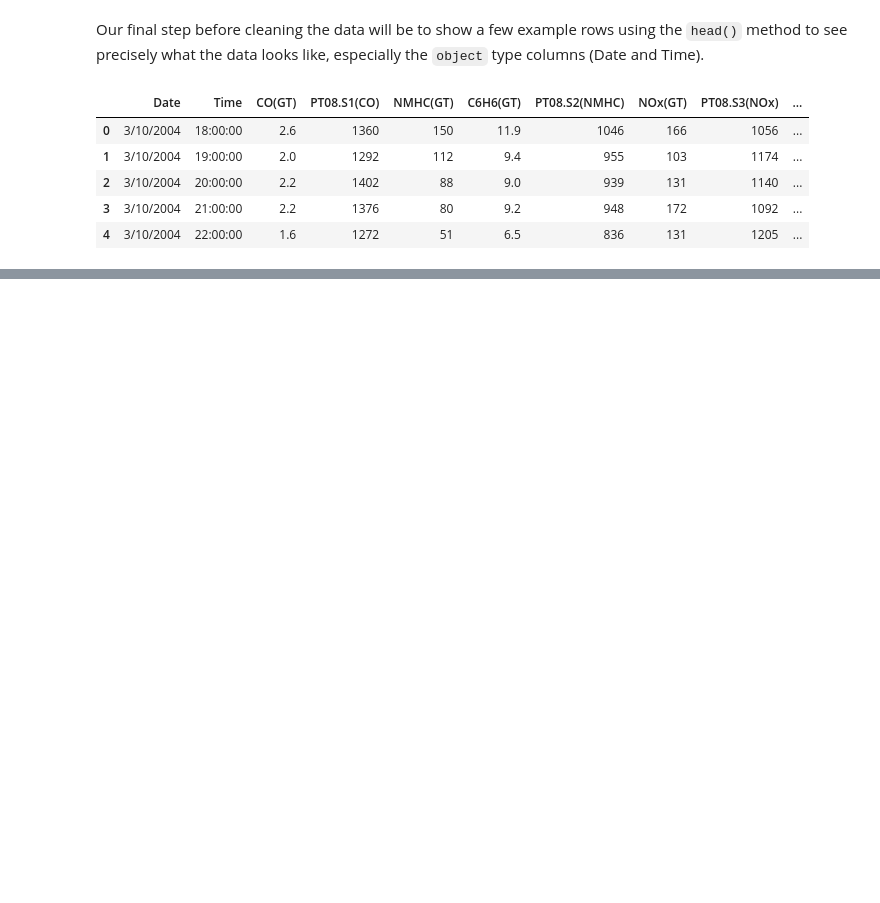
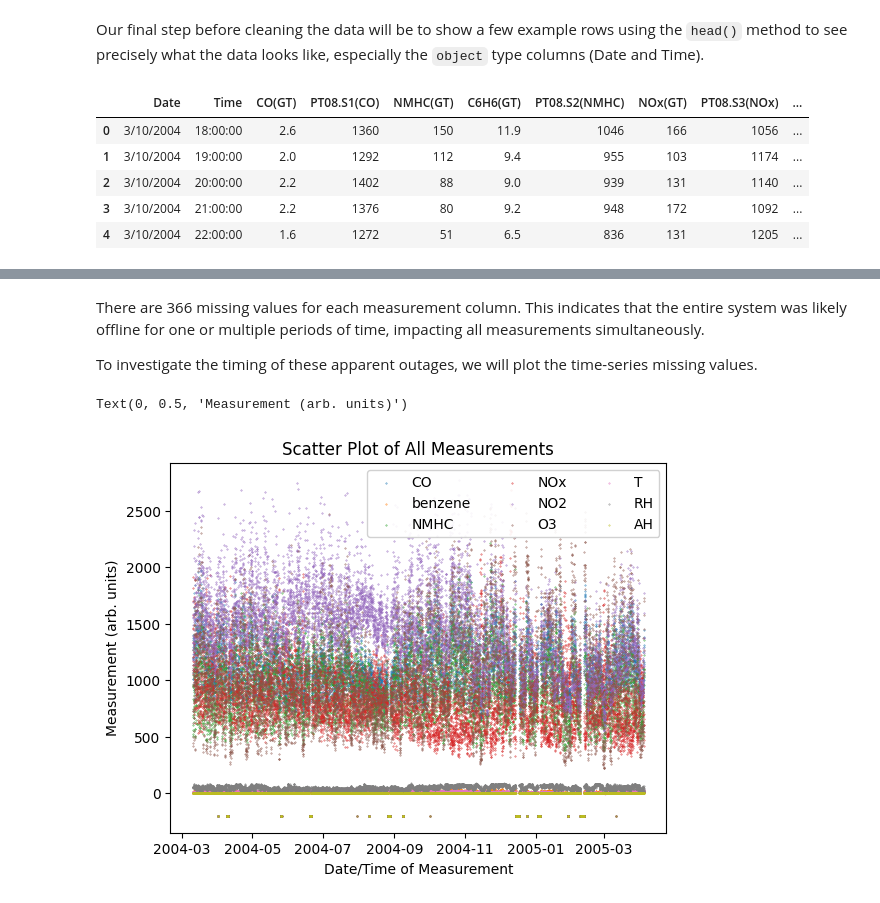
Before and after one commit to jccrews256/ST-554-Project1-Template, a Jupyter notebook: Task2/Task_2_Project_1_(Lead_Trevor).ipynb, the cells around one changed output, grey strips where cells are left out. Drawn from its saved outputs; the diff is of its cells as text; code cells hidden in the pictures; blank space fills up the shorter version.

Commit message:
Cleaned data. Next: EDA of temporal trends

```diff
--- a/Task2/Task_2_Project_1_(Lead_Trevor).ipynb
+++ b/Task2/Task_2_Project_1_(Lead_Trevor).ipynb
@@ -135,0 +152,5 @@ df_air_quality.head()
+# %%
+# Drop extraneous columns
+df_air_quality.drop(columns=['CO(GT)', 'NMHC(GT)', 'NOx(GT)', 'NO2(GT)'],
+                    inplace=True)   # inplace=True modifies original dataframe
+df_air_quality.head(1)              # View column names and only one row
@@ -135,0 +164,10 @@ df_air_quality.head()
+# %%
+# Modify column names using dictionary for quality control
+mod_col_names = {'PT08.S1(CO)':'CO',
+                 'C6H6(GT)':'benzene',
+                 'PT08.S2(NMHC)':'NMHC',
+                 'PT08.S3(NOx)':'NOx',
+                 'PT08.S4(NO2)':'NO2',
+                 'PT08.S5(O3)':'O3'}
+df_air_quality.rename(columns=mod_col_names, inplace=True)
+df_air_quality.head(1)              # View column names and only one row
@@ -135,0 +184,5 @@ df_air_quality.head()
+# %%
+# Create new DateTime column
+df_air_quality['DateTime'] = df_air_quality.Date + ' ' + df_air_quality.Time
+df_air_quality['DateTime'] = pd.to_datetime(df_air_quality.DateTime)
+df_air_quality.head()
@@ -135,0 +240,17 @@ df_air_quality.head()
+# %% [markdown]
+There are 366 missing values for each measurement column. This indicates that the entire system was likely offline for one or multiple periods of time, impacting all measurements simultaneously.
+
+To investigate the timing of these apparent outages, we will plot the time-series missing values.
+# %%
+# Plot time-series missing values
+df_measurements = df_air_quality.iloc[:,2:-1]   # Subsetted measurement data
+for col in df_measurements.columns:             # Iteratively build scatter plot
+    plt.scatter(df_air_quality.DateTime, df_air_quality[col],
+                s=0.1, label=col)
+plt.legend(framealpha=0.9, ncol=3)
+plt.title('Scatter Plot of All Measurements')
+plt.xlabel('Date/Time of Measurement')
+plt.ylabel('Measurement (arb. units)')
+# %% [output]
+Text(0, 0.5, 'Measurement (arb. units)')
+[figure, added]
```
Also changed, not shown: parts of 27 cells of this notebook.
